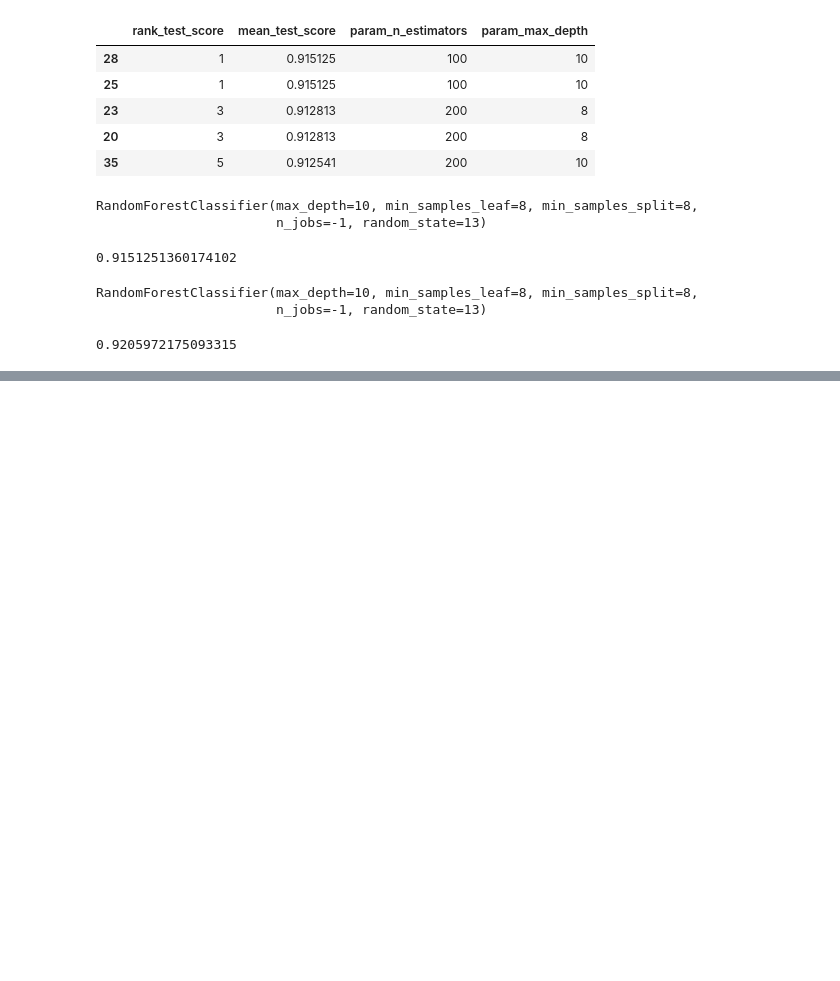
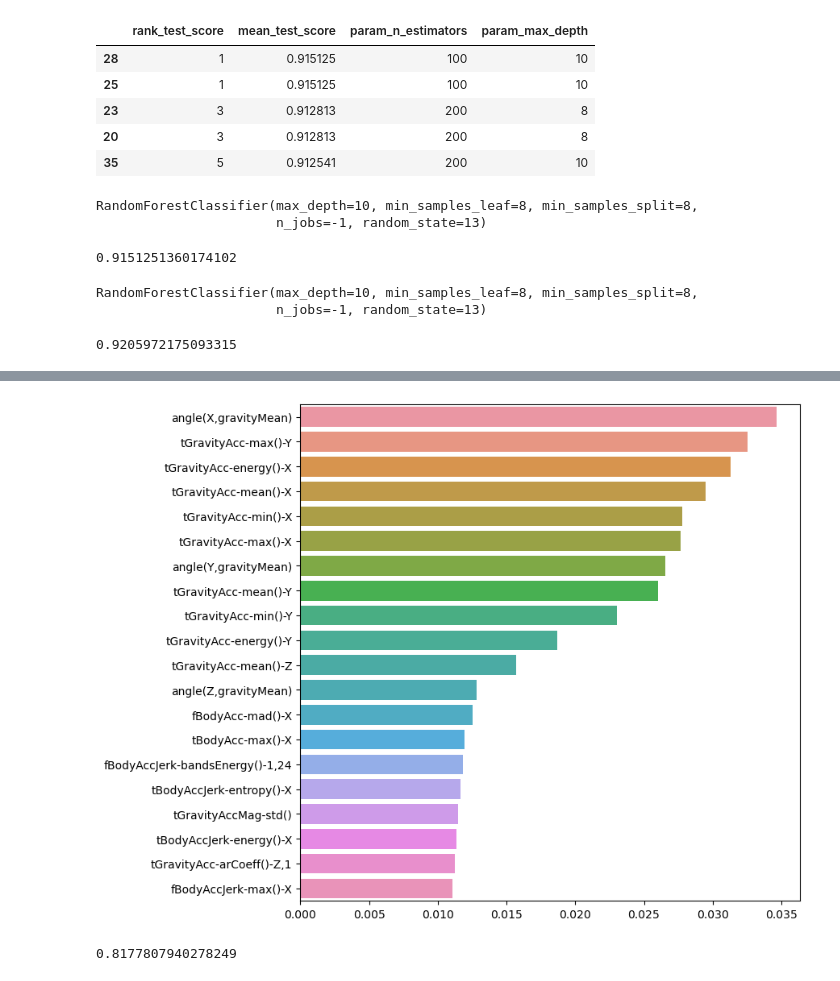
Before and after one commit to Jyundev/ML_DL_STUDY, a Jupyter notebook: machine_learning/12_ensemble.ipynb, the cells around one changed output, grey strips where cells are left out. Drawn from its saved outputs; the diff is of its cells as text; code cells hidden in the pictures; blank space fills up the shorter version.

```diff
--- a/machine_learning/12_ensemble.ipynb
+++ b/machine_learning/12_ensemble.ipynb
@@ -298,0 +301,5 @@ accuracy_score(y_test, rf_clf_best.predict(X_test))
+# %%
+best_cols_values=rf_clf_best.feature_importances_
+best_cols = pd.Series(best_cols_values, index=X_train.columns)
+top20_cols = best_cols.sort_values(ascending=False)[:20]
+top20_cols
@@ -298,0 +324,10 @@ accuracy_score(y_test, rf_clf_best.predict(X_test))
+# %%
+import seaborn as sns
+import matplotlib.pyplot as plt
+%matplotlib inline
+
+plt.figure(figsize=(8,8))
+sns.barplot(x=top20_cols, y=top20_cols.index)
+plt.show()
+# %% [output]
+[figure, added]
@@ -298,0 +337,8 @@ accuracy_score(y_test, rf_clf_best.predict(X_test))
+# %%
+rf_clf_best_re = grid_cv.best_estimator_
+rf_clf_best_re.fit(X_train_re, y_train.values.reshape(-1,))
+
+pred1_re = rf_clf_best_re.predict(X_test_re)
+accuracy_score(y_test, pred1_re)
+# %% [output]
+0.8177807940278249
```
Also changed, not shown: parts of 4 cells of this notebook.
